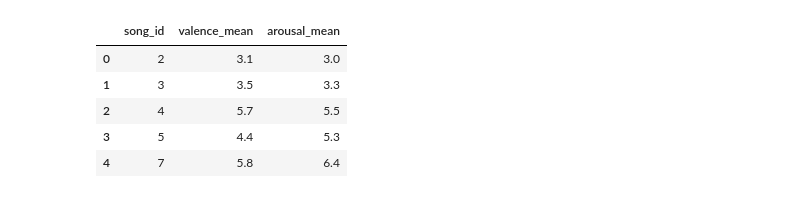
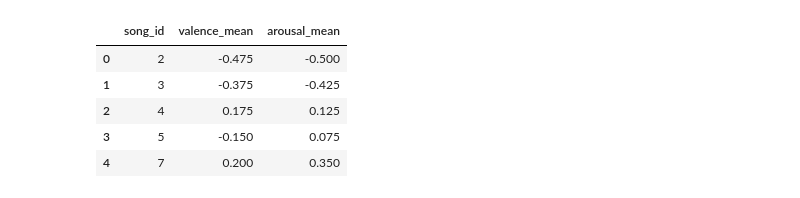
Before and after one commit to sarah-baskin/cover-song-analysis, a Jupyter notebook: new_deam_analysis.ipynb, the cells around one changed output. Cells and saved outputs as stored; diff of their text form; code cells hidden in the pictures.

```diff
--- a/new_deam_analysis.ipynb
+++ b/new_deam_analysis.ipynb
@@ -16,7 +14,16 @@ from sklearn.preprocessing import StandardScaler
 # %%
-annotations_1 = pd.read_csv("DEAM_Dataset/DEAM_Annotations/annotations/annotations averaged per song/song_level/static_annotations_averaged_songs_1_2000.csv")
-annotations_2 = pd.read_csv("DEAM_Dataset/DEAM_Annotations/annotations/annotations averaged per song/song_level/static_annotations_averaged_songs_2000_2058.csv")
+def get_song_level_predictions():
 
-annotations = pd.concat([annotations_1, annotations_2]).reset_index(drop=True)
+    anno_1_2000 = pd.read_csv("DEAM_Dataset/DEAM_Annotations/annotations/annotations averaged per song/song_level/static_annotations_averaged_songs_1_2000.csv")
+    anno_2001_2058 = pd.read_csv("DEAM_Dataset/DEAM_Annotations/annotations/annotations averaged per song/song_level/static_annotations_averaged_songs_2000_2058.csv")
 
-annotations.columns = annotations.columns.str.replace(' ', '')
+    annotations = pd.concat([anno_1_2000, anno_2001_2058])
+
+    annotations = annotations.rename(columns={column: column.replace(" ", "") for column in annotations.columns})
+
+    annotations['song_id'] = annotations['song_id'].astype(str)
+    annotations = annotations.drop(columns=[column for column in annotations.columns if column not in ["song_id", "valence_mean", "arousal_mean"]])
+    annotations['valence_mean'] = ((annotations['valence_mean'] - 1) / (9 - 1)) * (1 - (-1)) + (-1)
+    annotations['arousal_mean'] = ((annotations['arousal_mean'] - 1) / (9 - 1)) * (1 - (-1)) + (-1)
+
+    return annotations
@@ -27,9 +30,10 @@ annotations = annotations.drop(columns=["valence_std", "arousal_std", 'valence_m
 # %%
-annotations.head(5)
+annotations = get_song_level_predictions()
+annotations.head()
 # %% [output]
 |  | song_id | valence_mean | arousal_mean |
-| 0 | 2 | 3.1 | 3.0 |
-| 1 | 3 | 3.5 | 3.3 |
-| 2 | 4 | 5.7 | 5.5 |
-| 3 | 5 | 4.4 | 5.3 |
-| 4 | 7 | 5.8 | 6.4 |
+| 0 | 2 | -0.475 | -0.500 |
+| 1 | 3 | -0.375 | -0.425 |
+| 2 | 4 | 0.175 | 0.125 |
+| 3 | 5 | -0.150 | 0.075 |
+| 4 | 7 | 0.200 | 0.350 |
```
Also changed, not shown: parts of 22 cells of this notebook, 6 other files.
